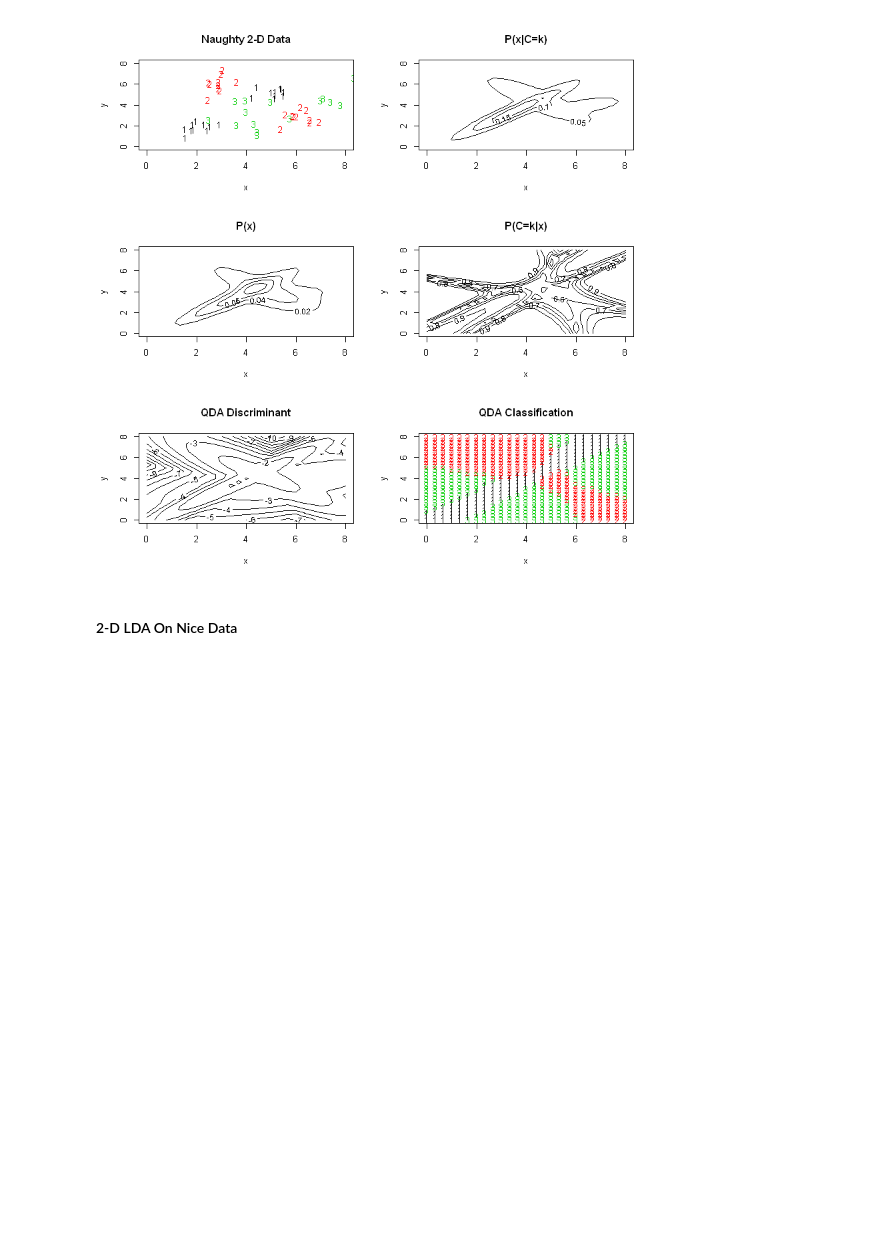
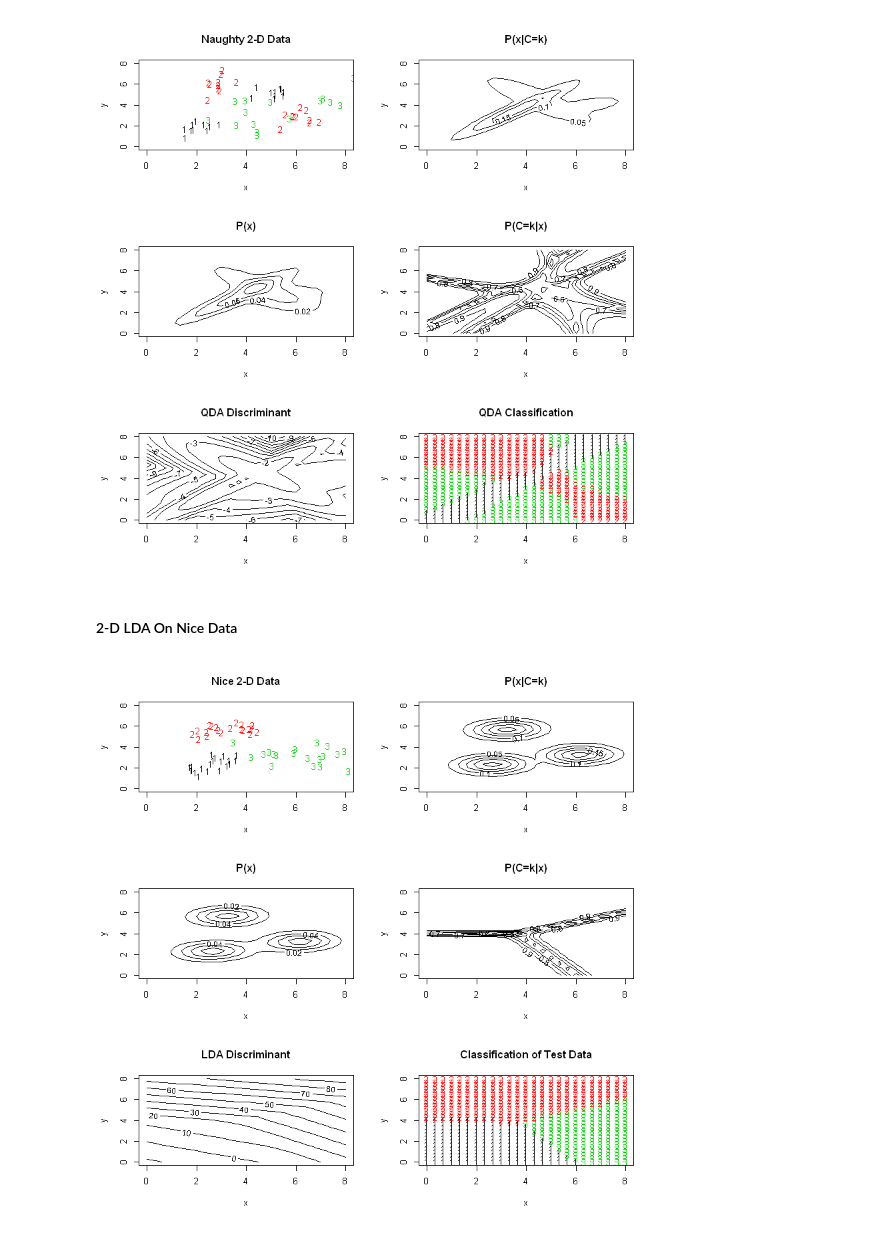
Before and after one commit to focods/WonderfulML, a Jupyter notebook: docs/solutions/session04_r.ipynb, the cells around one changed output. Cells and saved outputs as stored; diff of their text form; code cells hidden in the pictures; blank space fills up the shorter version.

Commit message:
impl nice/naughty 2D plotting code, call/run in r nb

```diff
--- a/docs/solutions/session04_r.ipynb
+++ b/docs/solutions/session04_r.ipynb
@@ -602,3 +606,7 @@ plotQda_2d(1)  # any number not 0 will be naughty data
 [figure]
 # %% [markdown]
 #### 2-D LDA On Nice Data
+# %%
+plotLda_2d()
+# %% [output]
+[figure, added]
```
Also changed, not shown: parts of 8 cells of this notebook, 1 other file.
